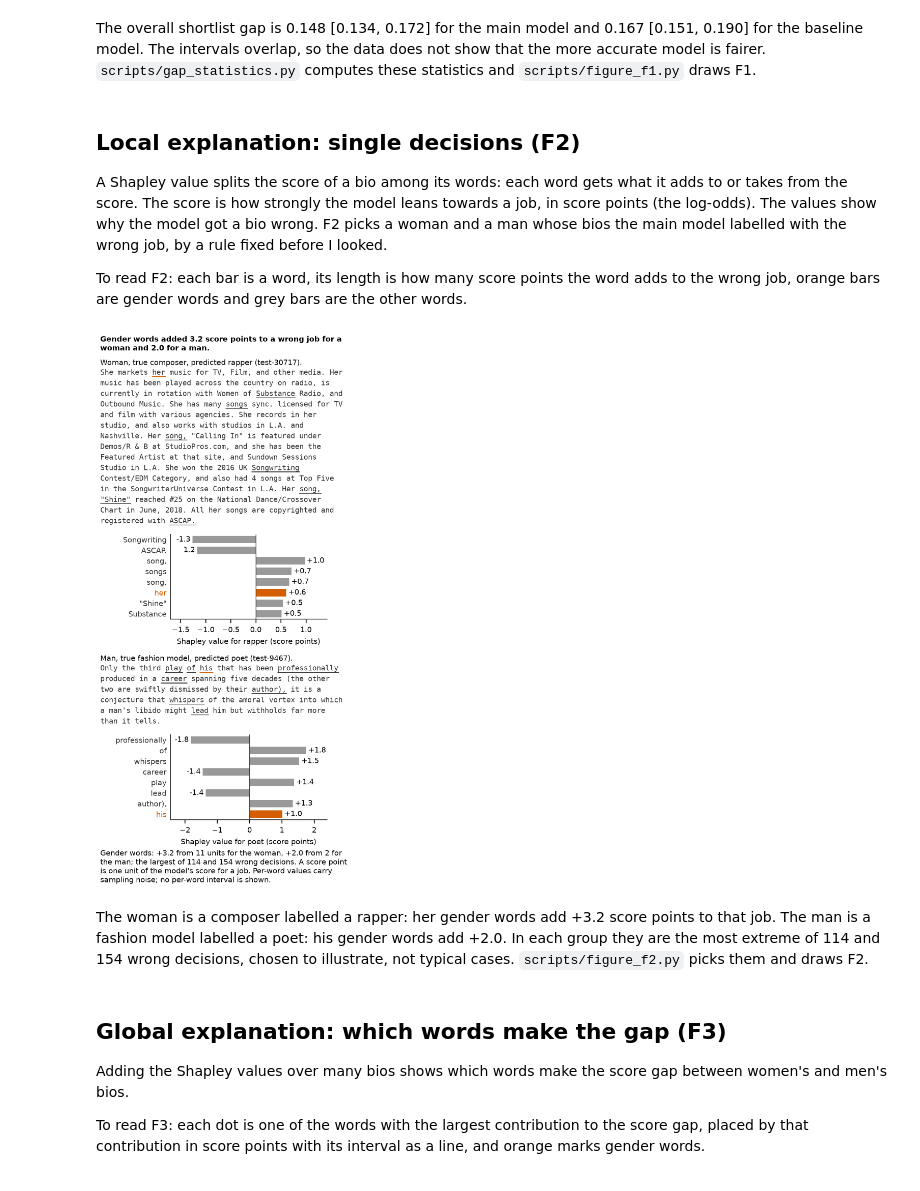
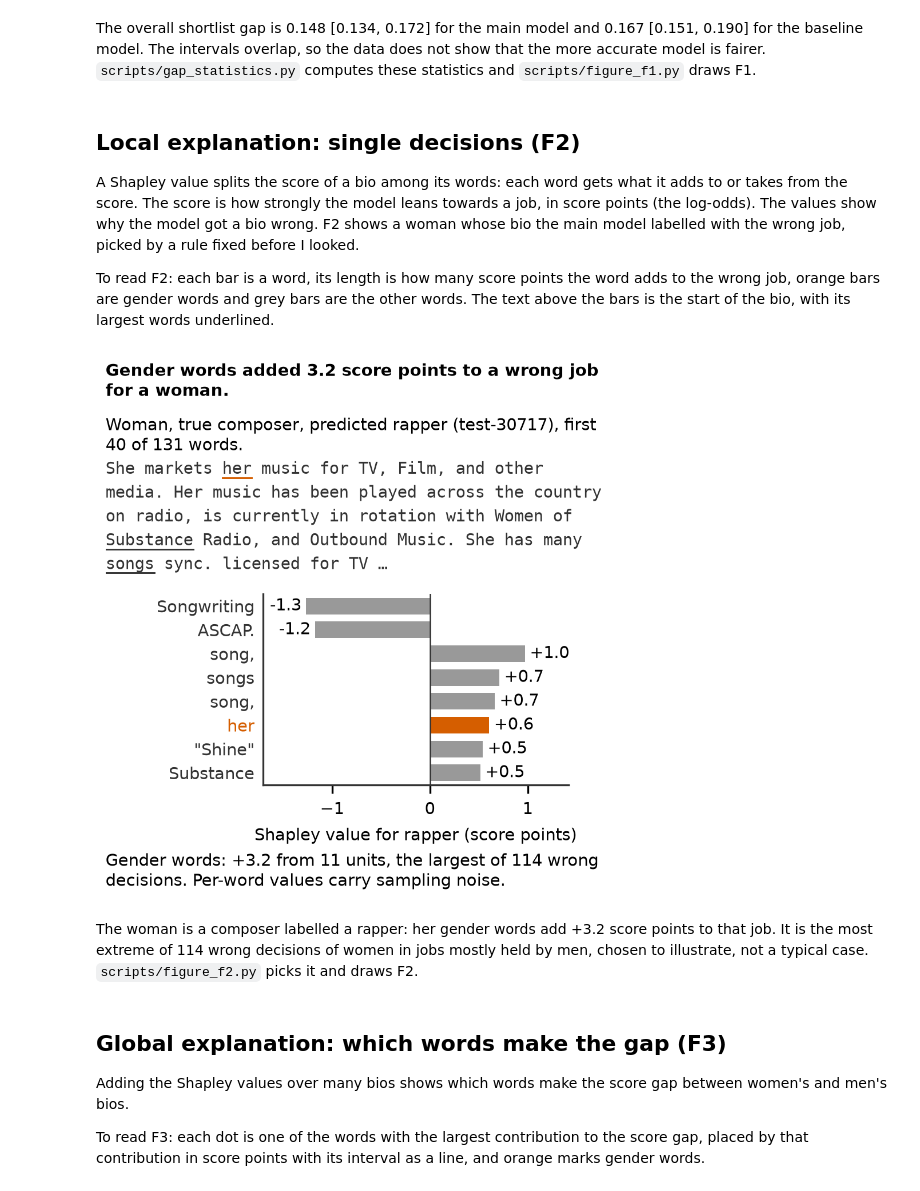
Before and after one commit to mangelv011/hiring-bias-xai, a Jupyter notebook: notebooks/audit.ipynb, the cells around one changed output. Saved outputs shown, nothing was run; the diff lists cells and outputs as text; code cells hidden in the pictures.

Commit message:
Notebook follows the report: no F4 or F7 image, no patching, simpler F2, F5 and F6

```diff
--- a/notebooks/audit.ipynb
+++ b/notebooks/audit.ipynb
@@ -256,25 +256,23 @@ The overall shortlist gap is 0.148 [0.134, 0.172] for the main model and 0.167 [
 
 A Shapley value splits the score of a bio among its words: each word gets what it adds to or
 takes from the score. The score is how strongly the model leans towards a job, in score points (the
-log-odds). The values show why the model got a bio wrong. F2 picks a woman and a man whose bios the
-main model labelled with the wrong job, by a rule fixed before I looked.
+log-odds). The values show why the model got a bio wrong. F2 shows a woman whose bio the main
+model labelled with the wrong job, picked by a rule fixed before I looked.
 
-To read F2: each bar is a word, its length is how many score points the word adds to the wrong job, orange bars are gender words and grey bars are the other words.
+To read F2: each bar is a word, its length is how many score points the word adds to the wrong job, orange bars are gender words and grey bars are the other words. The text above the bars is the start of the bio, with its largest words underlined.
 # %%
 show_figure("f2_shapley_cases.png")
 cases = read_json("f2_cases.json")
-woman, man = cases["women_in_male_dominated"], cases["men_in_female_dominated"]
+woman = cases["women_in_male_dominated"]
 say(
     f"The woman is a {name(woman['pick']['true'])} labelled a {name(woman['pick']['predicted'])}: "
-    f"her gender words add {woman['pick']['gendered_push']:+.1f} score points to that job. The "
-    f"man is a {name(man['pick']['true'])} labelled a {name(man['pick']['predicted'])}: his gender "
-    f"words add {man['pick']['gendered_push']:+.1f}. In each group they are the most extreme of "
-    f"{woman['n_wrong']} and {man['n_wrong']} wrong decisions, chosen to illustrate, not typical "
-    "cases. `scripts/figure_f2.py` picks them and draws F2."
+    f"her gender words add {woman['pick']['gendered_push']:+.1f} score points to that job. It is "
+    f"the most extreme of {woman['n_wrong']} wrong decisions of women in jobs mostly held by men, "
+    "chosen to illustrate, not a typical case. `scripts/figure_f2.py` picks it and draws F2."
 )
 # %% [output]
-[figure, old version]
+[figure, new version]
-The woman is a composer labelled a rapper: her gender words add +3.2 score points to that job. The man is a fashion model labelled a poet: his gender words add +2.0. In each group they are the most extreme of 114 and 154 wrong decisions, chosen to illustrate, not typical cases. `scripts/figure_f2.py` picks them and draws F2.
+The woman is a composer labelled a rapper: her gender words add +3.2 score points to that job. It is the most extreme of 114 wrong decisions of women in jobs mostly held by men, chosen to illustrate, not a typical case. `scripts/figure_f2.py` picks it and draws F2.
 # %% [markdown]
 ## Global explanation: which words make the gap (F3)
 
```
Also changed, not shown: parts of 14 cells of this notebook.
